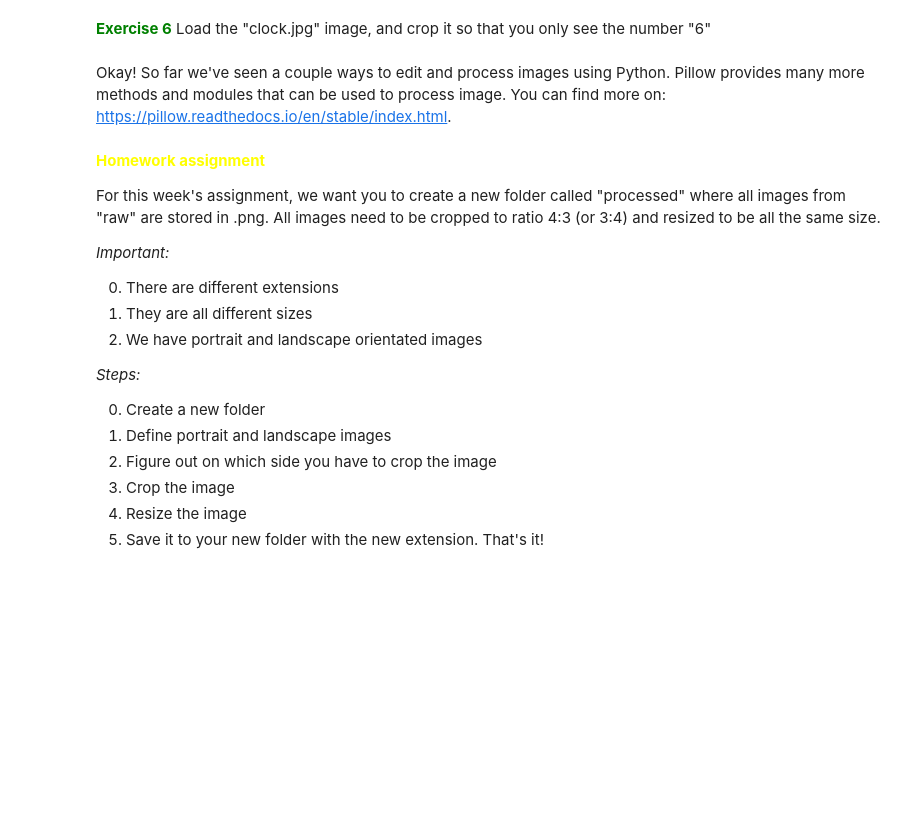
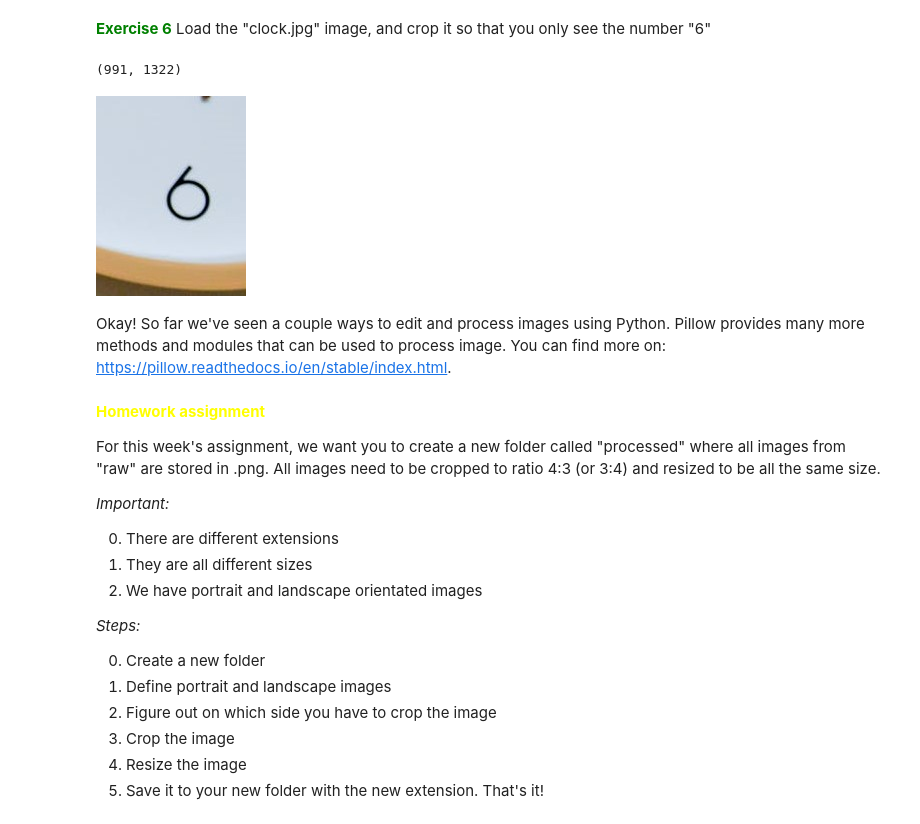
Before and after one commit to tiane33/session2a-imageprocessing, a Jupyter notebook: 2a_ImageProcessing.ipynb, the cells around one changed output. Cells and saved outputs as stored; diff of their text form; code cells hidden in the pictures; blank space fills up the shorter version.

```diff
--- a/2a_ImageProcessing.ipynb
+++ b/2a_ImageProcessing.ipynb
@@ -280,3 +334,14 @@ display(blw)
+# %%
+# Use this code cell
+img_path = os.path.join(img_folder,"clock.jpg")
+img = Image.open(img_path)
+print(img.size)
+reg = (400, 800, 550, 1000)
+img_crop = img.crop(reg)
+display(img_crop)
+# %% [output]
+(991, 1322)
+[figure, added]
 # %% [markdown]
 Okay! So far we've seen a couple ways to edit and process images using Python. Pillow provides many more methods and modules that can be used to process image. You can find more on: https://pillow.readthedocs.io/en/stable/index.html.
 # %% [markdown]
```
Also changed, not shown: parts of 26 cells of this notebook.
